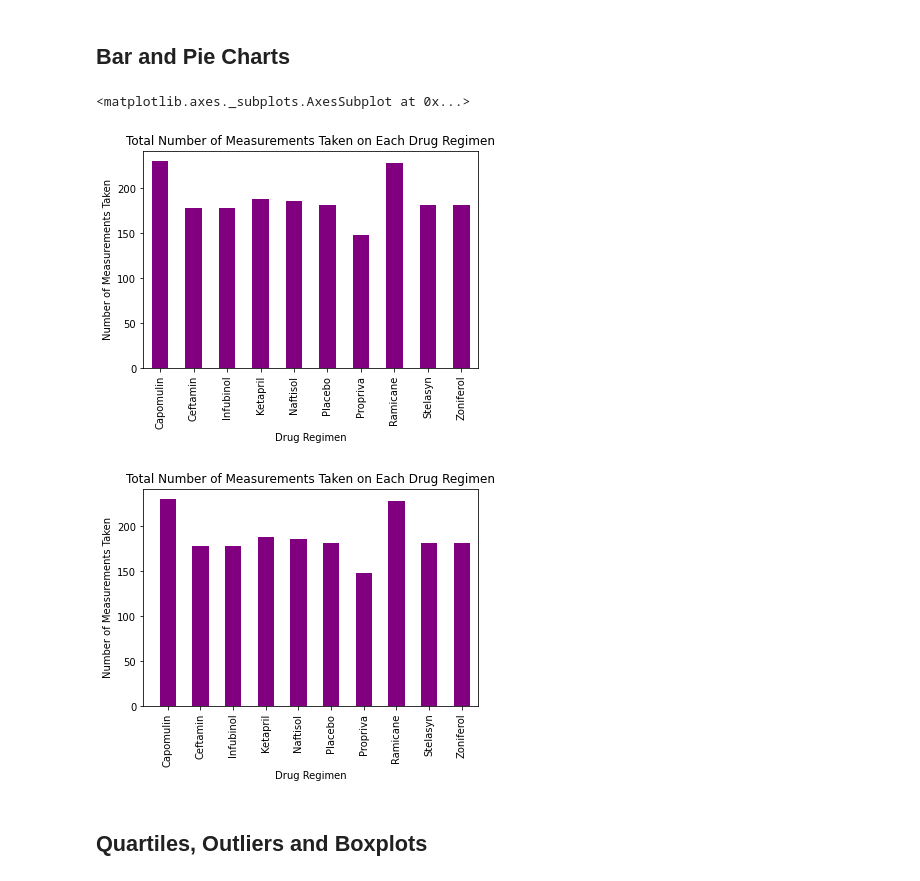
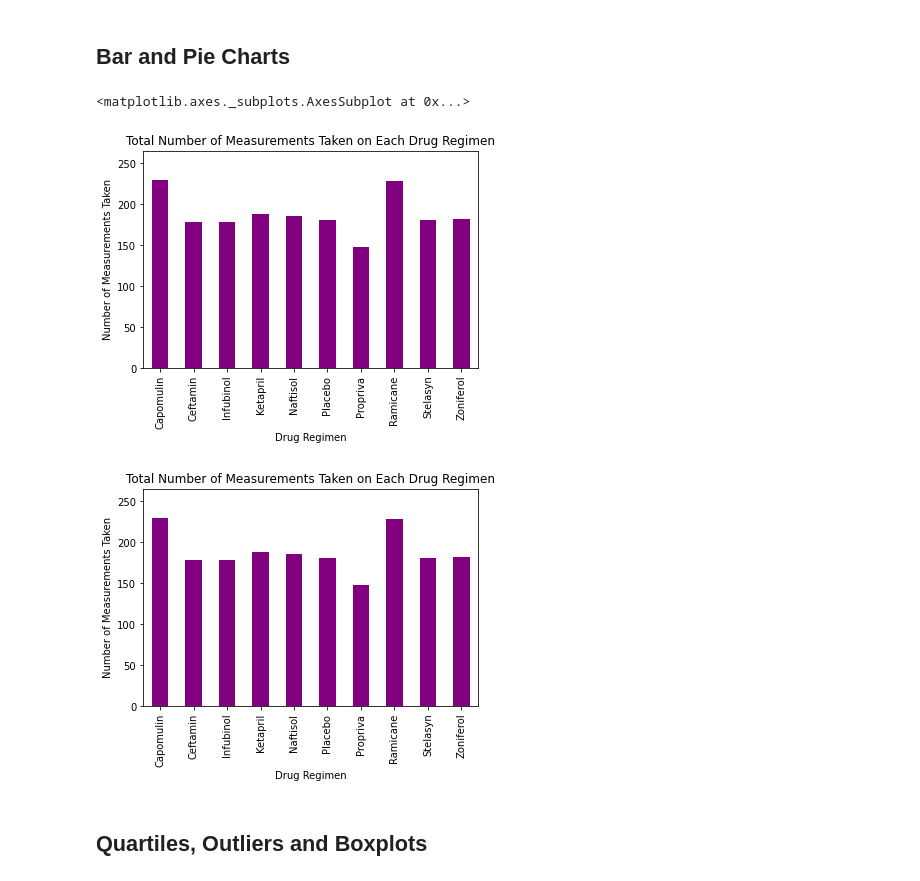
Before and after one commit to JRandle23/Matplotlib-Challenge, a Jupyter notebook: Pymaceuticals/pymaceuticals_starter.ipynb, the cells around one changed output. Cells and saved outputs as stored; diff of their text form; code cells hidden in the pictures.

```diff
--- a/Pymaceuticals/pymaceuticals_starter.ipynb
+++ b/Pymaceuticals/pymaceuticals_starter.ipynb
@@ -135,28 +135,29 @@ drug_summary_stats
 #Generate a bar plot showing the total number of measurements taken on each drug regimen using pandas.
 measurements_count = drug_grouped.count()
 
-measurements_barchart = measurements_count.plot(kind="bar", title="Total Number of Measurements Taken on Each Drug Regimen", color="purple")
+measurements_barchart = measurements_count.plot(kind="bar", title="Total Number of Measurements Taken on Each Drug Regimen", color="purple", ylim=(0,265))
 measurements_barchart.set_xlabel("Drug Regimen")
 measurements_barchart.set_ylabel("Number of Measurements Taken")
 
 measurements_barchart
 # %% [output]
 <matplotlib.axes._subplots.AxesSubplot at 0x...>
-[figure, old version]
+[figure, new version]
 # %%
 # Generate a bar plot showing the total number of measurements taken on each drug regimen using pyplot.
 drugs = ["Capomulin", "Ceftamin", "Infubinol", "Ketapril", "Naftisol", "Placebo", "Propriva", "Ramicane", "Stelasyn", "Zoniferol"]
 y_axis = drug_grouped.count()
 
 plt.bar(drugs, y_axis, color="purple", align="center", width=0.5)
 plt.xticks(drugs, rotation="vertical")
-plt.xlim(-0.75, len(x_axis)-0.50)
+plt.xlim(-0.50, len(x_axis)-0.50)
+plt.ylim(0, max(y_axis)+35)
 plt.title("Total Number of Measurements Taken on Each Drug Regimen")
 plt.xlabel("Drug Regimen")
 plt.ylabel("Number of Measurements Taken")
 plt.show()
 # %% [output]
-[figure, old version]
+[figure, new version]
 # %%
 # Generate a pie plot showing the distribution of female versus male mice using pandas
 # %%
```
